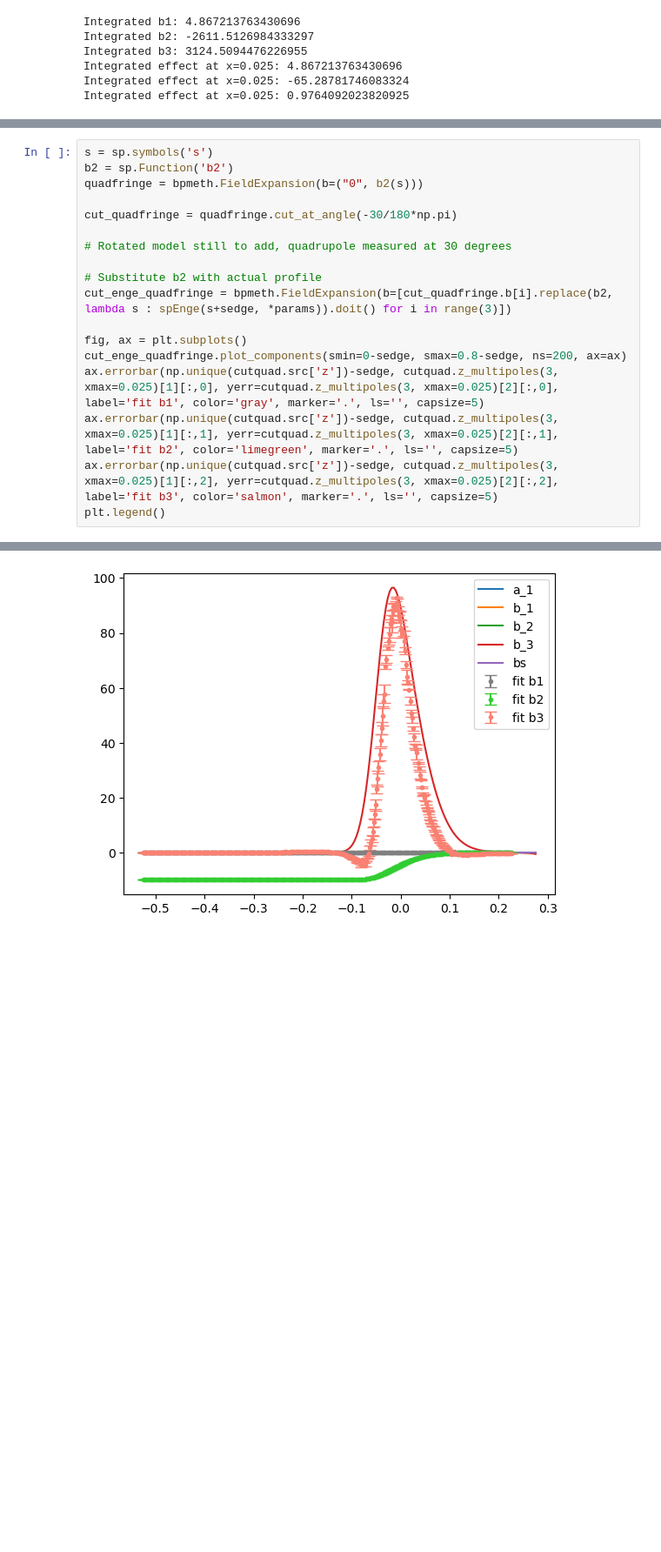
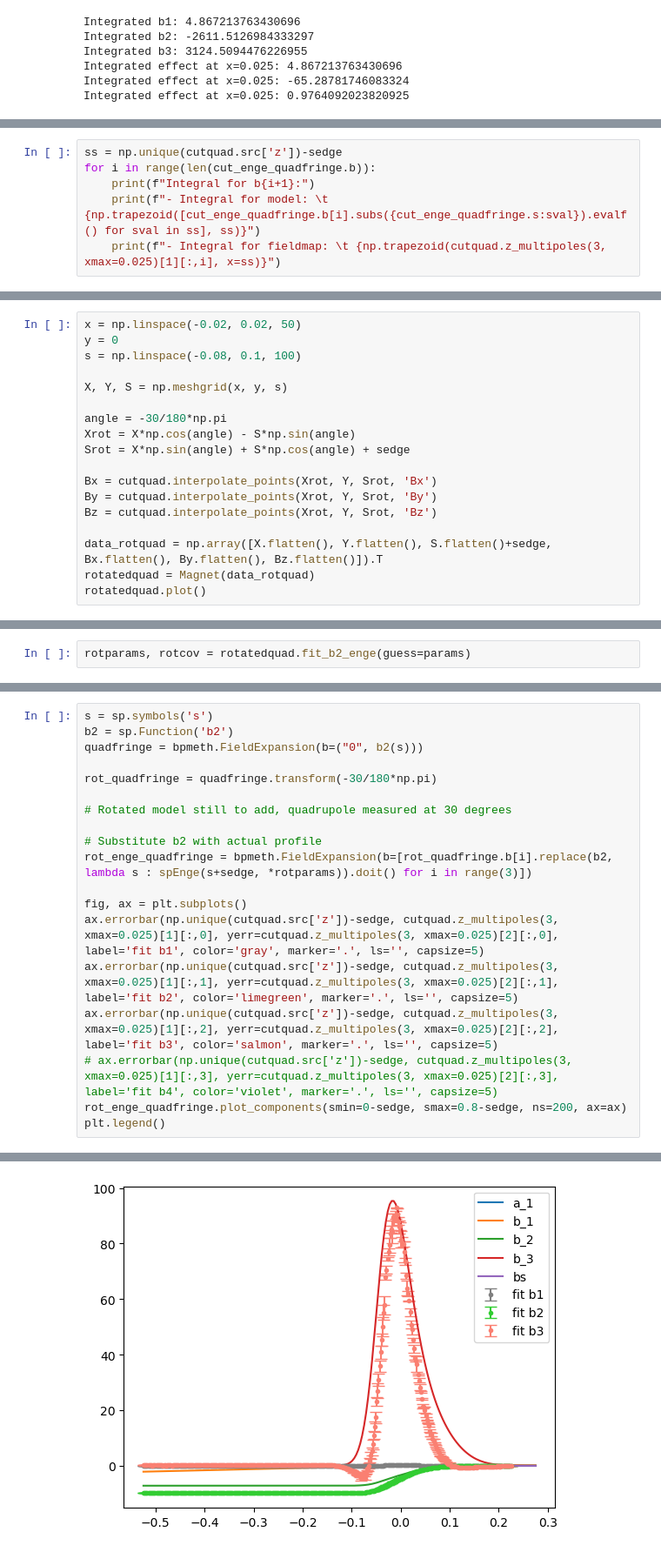
Before and after one commit to xsuite/bpmeth, a Jupyter notebook: fieldmaps/quadrupole_toymodels/fit_fieldmap.ipynb, the cells around one changed output, grey strips where cells are left out. Shown at 87% size. Saved outputs shown, nothing was run; the diff lists cells and outputs as text; blank space fills up the shorter version.

Commit message:
PTC-like model for comparison

```diff
--- a/fieldmaps/quadrupole_toymodels/fit_fieldmap.ipynb
+++ b/fieldmaps/quadrupole_toymodels/fit_fieldmap.ipynb
@@ -85,0 +124,6 @@ $\displaystyle \operatorname{Poly}{\left( -14631.6460472137 s^{3} + 26708.406142
+# %%
+ss = np.unique(cutquad.src['z'])-sedge
+for i in range(len(cut_enge_quadfringe.b)):
+    print(f"Integral for b{i+1}:")
+    print(f"- Integral for model: \t {np.trapezoid([cut_enge_quadfringe.b[i].subs({cut_enge_quadfringe.s:sval}).evalf() for sval in ss], ss)}")
+    print(f"- Integral for fieldmap: \t {np.trapezoid(cutquad.z_multipoles(3, xmax=0.025)[1][:,i], x=ss)}")
@@ -85,0 +140,18 @@ $\displaystyle \operatorname{Poly}{\left( -14631.6460472137 s^{3} + 26708.406142
+# %%
+x = np.linspace(-0.02, 0.02, 50)
+y = 0
+s = np.linspace(-0.08, 0.1, 100)
+
+X, Y, S = np.meshgrid(x, y, s)
+
+angle = -30/180*np.pi
+Xrot = X*np.cos(angle) - S*np.sin(angle)
+Srot = X*np.sin(angle) + S*np.cos(angle) + sedge
+
+Bx = cutquad.interpolate_points(Xrot, Y, Srot, 'Bx')
+By = cutquad.interpolate_points(Xrot, Y, Srot, 'By')
+Bz = cutquad.interpolate_points(Xrot, Y, Srot, 'Bz')
+
+data_rotquad = np.array([X.flatten(), Y.flatten(), S.flatten()+sedge, Bx.flatten(), By.flatten(), Bz.flatten()]).T
+rotatedquad = Magnet(data_rotquad)
+rotatedquad.plot()
@@ -85,0 +173,2 @@ $\displaystyle \operatorname{Poly}{\left( -14631.6460472137 s^{3} + 26708.406142
+# %%
+rotparams, rotcov = rotatedquad.fit_b2_enge(guess=params)
@@ -88,17 +179,18 @@ s = sp.symbols('s')
 b2 = sp.Function('b2')
 quadfringe = bpmeth.FieldExpansion(b=("0", b2(s)))
 
-cut_quadfringe = quadfringe.cut_at_angle(-30/180*np.pi)
+rot_quadfringe = quadfringe.transform(-30/180*np.pi)
 
 # Rotated model still to add, quadrupole measured at 30 degrees
 
 # Substitute b2 with actual profile
-cut_enge_quadfringe = bpmeth.FieldExpansion(b=[cut_quadfringe.b[i].replace(b2, lambda s : spEnge(s+sedge, *params)).doit() for i in range(3)])
+rot_enge_quadfringe = bpmeth.FieldExpansion(b=[rot_quadfringe.b[i].replace(b2, lambda s : spEnge(s+sedge, *rotparams)).doit() for i in range(3)])
 
 fig, ax = plt.subplots()
-cut_enge_quadfringe.plot_components(smin=0-sedge, smax=0.8-sedge, ns=200, ax=ax)
 ax.errorbar(np.unique(cutquad.src['z'])-sedge, cutquad.z_multipoles(3, xmax=0.025)[1][:,0], yerr=cutquad.z_multipoles(3, xmax=0.025)[2][:,0], label='fit b1', color='gray', marker='.', ls='', capsize=5)
 ax.errorbar(np.unique(cutquad.src['z'])-sedge, cutquad.z_multipoles(3, xmax=0.025)[1][:,1], yerr=cutquad.z_multipoles(3, xmax=0.025)[2][:,1], label='fit b2', color='limegreen', marker='.', ls='', capsize=5)
 ax.errorbar(np.unique(cutquad.src['z'])-sedge, cutquad.z_multipoles(3, xmax=0.025)[1][:,2], yerr=cutquad.z_multipoles(3, xmax=0.025)[2][:,2], label='fit b3', color='salmon', marker='.', ls='', capsize=5)
+# ax.errorbar(np.unique(cutquad.src['z'])-sedge, cutquad.z_multipoles(3, xmax=0.025)[1][:,3], yerr=cutquad.z_multipoles(3, xmax=0.025)[2][:,3], label='fit b4', color='violet', marker='.', ls='', capsize=5)
+rot_enge_quadfringe.plot_components(smin=0-sedge, smax=0.8-sedge, ns=200, ax=ax)
 plt.legend()
 # %% [output]
@@ -106,2 +198,2 @@ Cutting magnet at angle -0.5235987755982988...
 <matplotlib.legend.Legend at 0x...>
-[figure, old version]
+[figure, new version]
```
Also changed, not shown: parts of 19 cells of this notebook.
